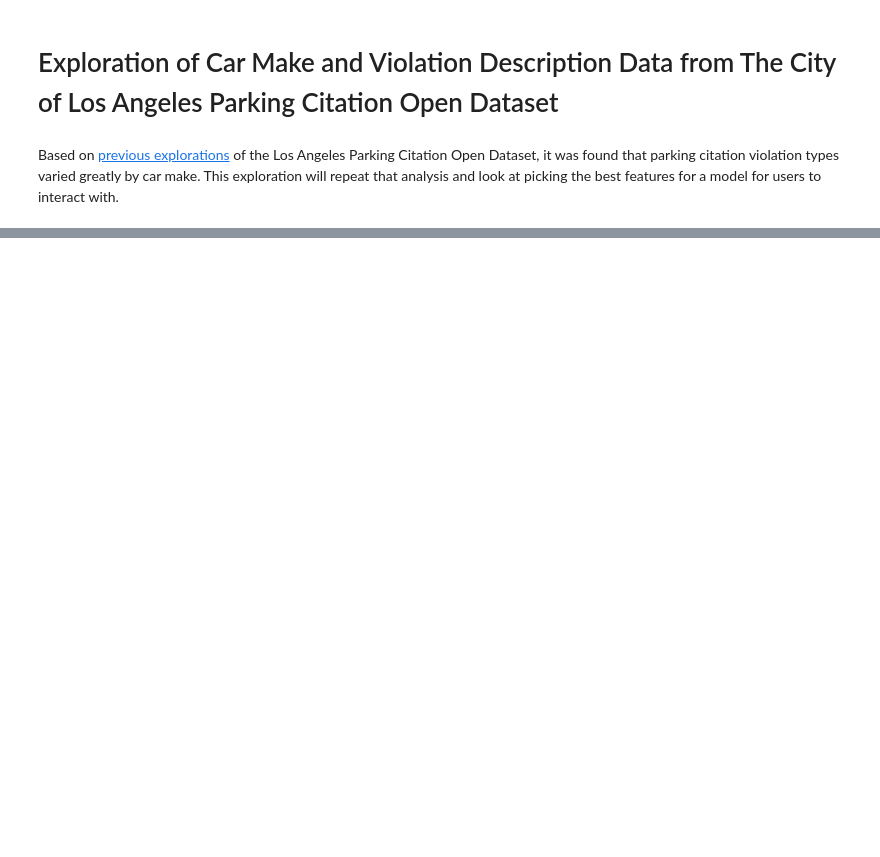
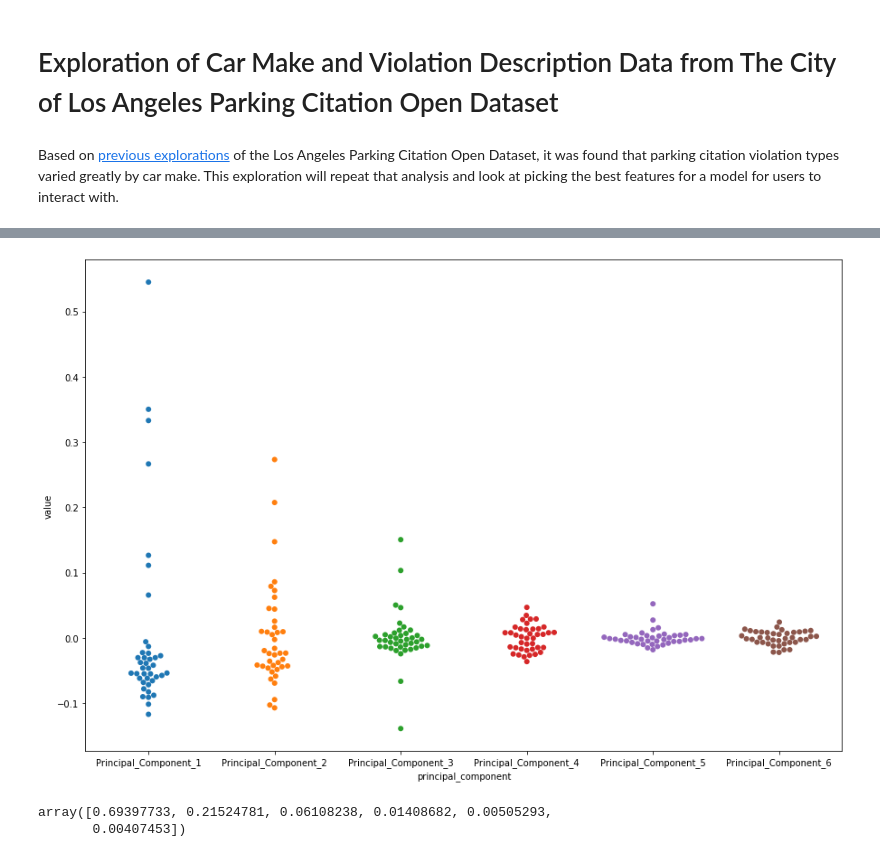
Before and after one commit to gregpawin/lucky-parking, a Jupyter notebook: notebooks/exploratory/1-gp-explore_car_make.ipynb, the cells around one changed output, grey strips where cells are left out. Drawn from its saved outputs; the diff is of its cells as text; code cells hidden in the pictures; blank space fills up the shorter version.

```diff
--- a/notebooks/exploratory/1-gp-explore_car_make.ipynb
+++ b/notebooks/exploratory/1-gp-explore_car_make.ipynb
@@ -88,0 +92,12 @@ principalDf = pd.DataFrame(data = principalComponents
+# %%
+plt.figure(figsize=(15,10))
+sns.swarmplot(x='principal_component' , y='value', data=pd.melt(make_pca.reset_index(), id_vars=['index'], var_name='principal_component'), size=6)
+plt.show()
+# %% [output]
+[figure, added]
+# %%
+# Print explained variance ratio
+pca.explained_variance_ratio_
+# %% [output]
+array([0.69397733, 0.21524781, 0.06108238, 0.01408682, 0.00505293,
+       0.00407453])
```
Also changed, not shown: parts of 23 cells of this notebook, 2 other files.
